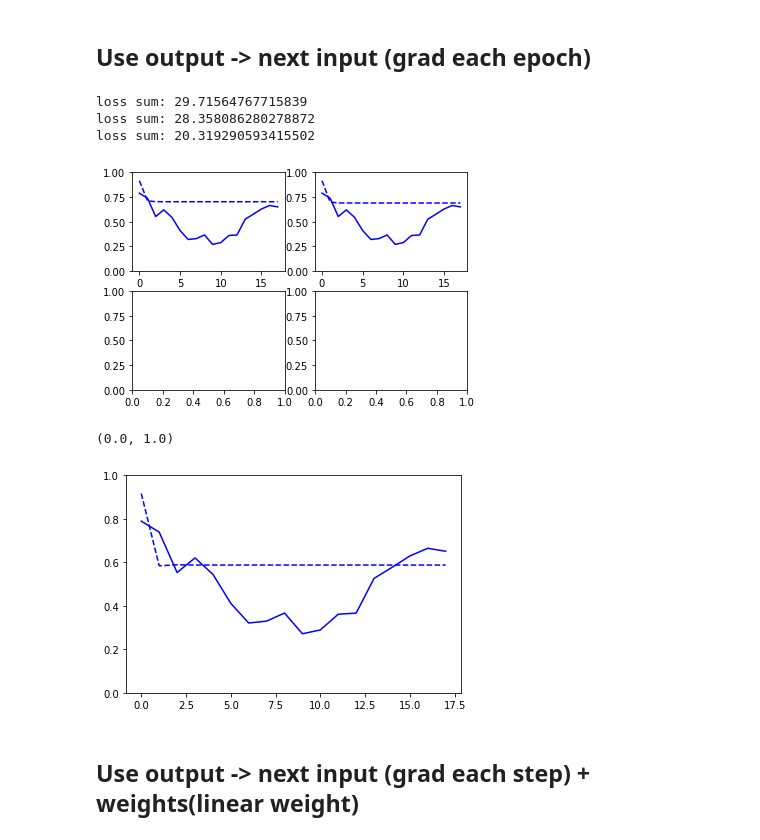
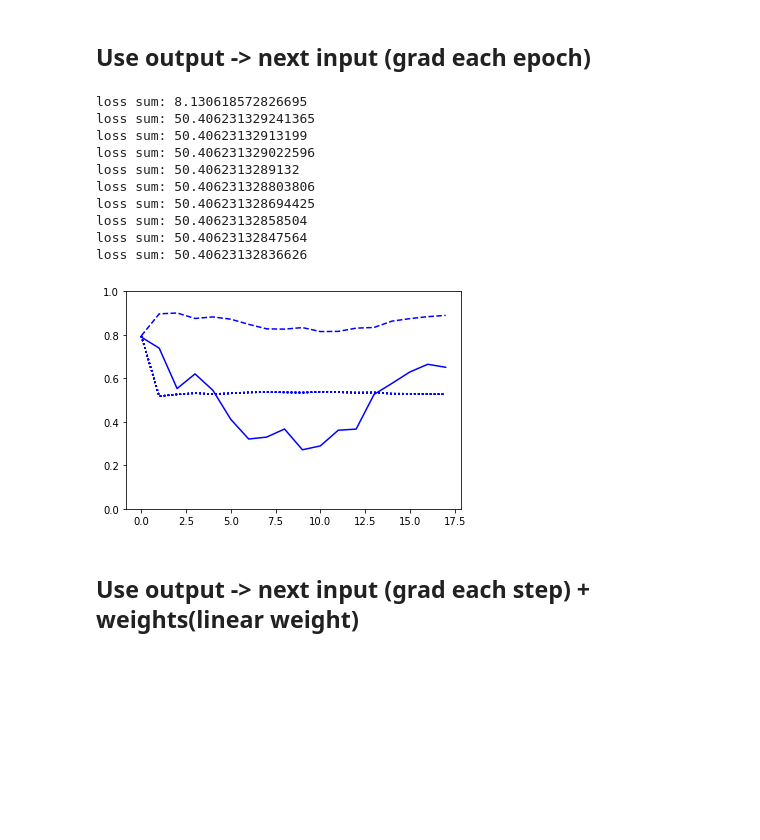
Before and after one commit to MarBry111/Forecast_Election_Poland, a Jupyter notebook: Model_II.ipynb, the cells around one changed output. Cells and saved outputs as stored; diff of their text form; code cells hidden in the pictures; blank space fills up the shorter version.

Commit message:
working model1

```diff
--- a/Model_II.ipynb
+++ b/Model_II.ipynb
@@ -110,4 +110,4 @@ na outpucie mnożenie wag razy wartości i na tej podstawie ocena.
 - wpływ sąsiadów (avg over nighbours/ weighted avg)
 - pole zewnętrzne
 # %%
-pool_d = par_in_reg_list if (True) else reg_in_par_list
+pool_d = par_in_reg_list if (False) else reg_in_par_list
@@ -285,7 +264,7 @@ def model(a,x,Y,pool=pool_data_middle):
     out = np.zeros(Y.shape)
     out[0] = y
     for year in range(1,X.shape[0]):
-        xi = prepare_input(y,pool)
+        xi = prepare_input(y,pool,year)
         y = model_percent(a,xi)
         loss.append(np.sum((y - Y[year])**2))
         #print(y.shape,'loss:', np.sum((y - Y[year])**2))
@@ -456,16 +417,0 @@ KeyboardInterrupt:
-# %%
-fig, ax = plt.subplots(nrows=3, ncols=3, figsize = (9,7))
-
-for n in range(9):
-    plt_arr = arr[:,n,:].T
-
-    ax[n//3,n%3].set_title(plt_arr[plt_arr>0].shape)
-
-    ax[n//3,n%3].plot(plt_arr,'b:')
-    ax[n//3,n%3].plot(pool_data_middle['Blue'].values[1:],'b')
-    ax[n//3,n%3].set_ylim(0,1)
-
-    ax[n//3,n%3].set_xticks([])
-    ax[n//3,n%3].set_yticks([])
-
-plt.show()
@@ -488,47 +420,60 @@ a_nxt = a_tmp
 # %%
 # https://towardsdatascience.com/introduction-to-evolution-strategy-1b78b9d48385
-fig, ax = plt.subplots(nrows=2, ncols=2)
+#fig, ax = plt.subplots(nrows=2, ncols=2)
 
-for epoch in range(100**2):
+loss_l = np.inf
+a_nxt = np.random.rand(X.shape[1],X.shape[2])-0.5
+step = 0.1
+
+for epoch in range(100):
     loss_p = 0
     y = Y[0]
     grad = np.zeros(X[0].shape)
 
     for i in range(1,X.shape[0]):
         xi = prepare_input(y)
         y = model_percent(a_nxt,xi)
         grad += grad_percent(a_nxt,xi,Y[i])
         loss_p += np.sum((model_percent(a_nxt,xi) - Y[i].reshape(-1,1))**2)
 
     grad = np.sum(grad, axis=0)
 
-    if loss_p > loss_l:
-        print('loss sum:',loss_p)
-        break
+    #if loss_p > loss_l:
+    #    print('loss sum:',loss_p)
+    #    break
     a_nxt = a_nxt - step*grad
     loss_l = loss_p
 
-    if epoch%100==0:
+    if epoch%10==0:
         print('loss sum:',loss_p)
-        n = epoch//(100)
+        n = epoch//(10)
+        l, o = model(a_all,X,Y)
+        plt.plot(np.mean(o,1),'b:')
+        '''
         if(n<9):
             l, o = model(a_nxt,X,Y)
             ax[n//2,n%2].plot(np.mean(o,1),'b--')
             ax[n//2,n%2].plot(pool_data_middle['Blue'].values[1:],'b')
             ax[n//2,n%2].set_ylim(0,1)
-
-plt.show()
+        '''
 l, o = model(a_nxt,X,Y)
 
 plt.plot(np.mean(o,1),'b--')
 plt.plot(pool_data_middle['Blue'].values[1:],'b')
 plt.ylim(0,1)
+
+plt.show()
 # %% [output]
-loss sum: 29.71564767715839
-loss sum: 28.358086280278872
-loss sum: 20.319290593415502
+loss sum: 8.130618572826695
+loss sum: 50.406231329241365
+loss sum: 50.40623132913199
+loss sum: 50.406231329022596
+loss sum: 50.4062313289132
+loss sum: 50.406231328803806
+loss sum: 50.406231328694425
+loss sum: 50.40623132858504
+loss sum: 50.40623132847564
+loss sum: 50.40623132836626
-[figure, old version]
+[figure, new version]
-(0.0, 1.0)
-[figure, removed]
 # %% [markdown]
 ## Use output -> next input (grad each step) + weights(linear weight)
```
Also changed, not shown: parts of 18 cells of this notebook, 22 other files.
